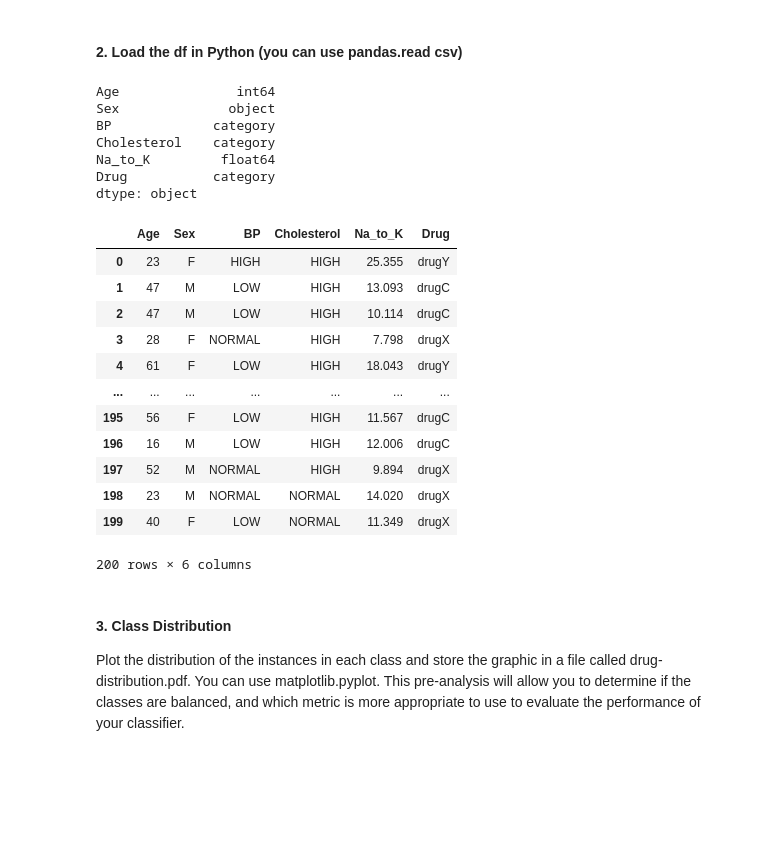
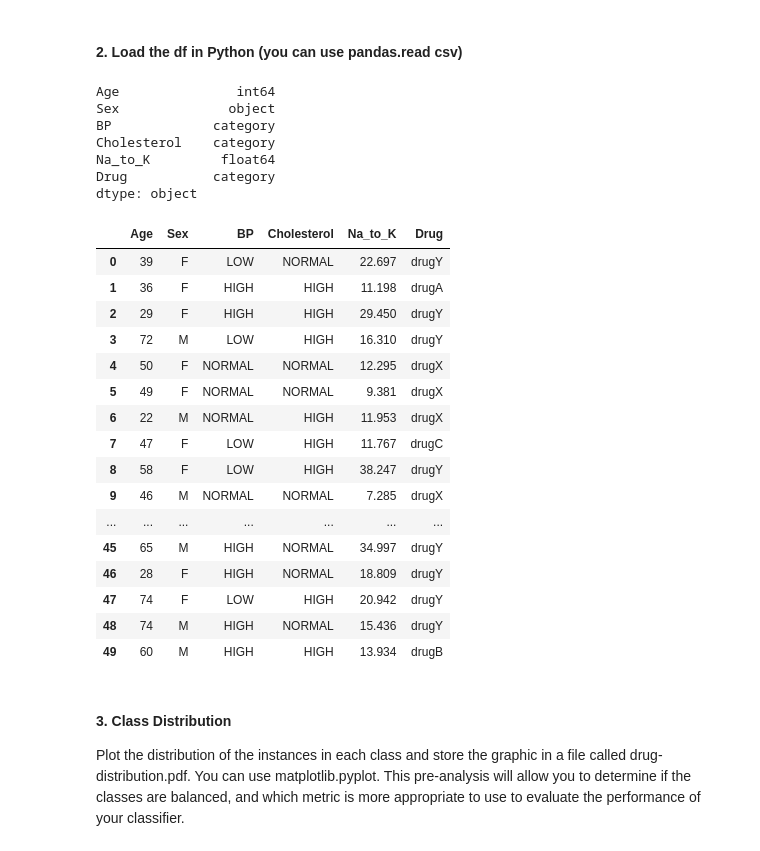
Before and after one commit to a-drew/banan.ai-mp1, a Jupyter notebook: task2.ipynb, the cells around one changed output. Cells and saved outputs as stored; diff of their text form; code cells hidden in the pictures; blank space fills up the shorter version.

```diff
--- a/task2.ipynb
+++ b/task2.ipynb
@@ -19,35 +20,38 @@ t = time()
 # %% [markdown]
 #### 2. Load the df in Python (you can use pandas.read csv)
 # %%
-df = pd.read_csv('data/drug200.csv', dtype={'BP': 'category', 'Cholesterol': 'category', 'Drug': 'category'})
+df = pd.read_csv(f'data/{name}.csv', dtype={'BP': 'category', 'Cholesterol': 'category', 'Drug': 'category'})
 print(df.dtypes)
-
 x = df.loc[:, ['Age', 'Sex', 'BP', 'Cholesterol', 'Na_to_K']]
 y = df['Drug']
 classes = np.unique(y)
 
 df
 # %% [output]
 Age               int64
 Sex              object
 BP             category
 Cholesterol    category
 Na_to_K         float64
 Drug           category
 dtype: object
 |  | Age | Sex | BP | Cholesterol | Na_to_K | Drug |
-| 0 | 23 | F | HIGH | HIGH | 25.355 | drugY |
-| 1 | 47 | M | LOW | HIGH | 13.093 | drugC |
-| 2 | 47 | M | LOW | HIGH | 10.114 | drugC |
-| 3 | 28 | F | NORMAL | HIGH | 7.798 | drugX |
-| 4 | 61 | F | LOW | HIGH | 18.043 | drugY |
+| 0 | 39 | F | LOW | NORMAL | 22.697 | drugY |
+| 1 | 36 | F | HIGH | HIGH | 11.198 | drugA |
+| 2 | 29 | F | HIGH | HIGH | 29.450 | drugY |
+| 3 | 72 | M | LOW | HIGH | 16.310 | drugY |
+| 4 | 50 | F | NORMAL | NORMAL | 12.295 | drugX |
+| 5 | 49 | F | NORMAL | NORMAL | 9.381 | drugX |
+| 6 | 22 | M | NORMAL | HIGH | 11.953 | drugX |
+| 7 | 47 | F | LOW | HIGH | 11.767 | drugC |
+| 8 | 58 | F | LOW | HIGH | 38.247 | drugY |
+| 9 | 46 | M | NORMAL | NORMAL | 7.285 | drugX |
 | ... | ... | ... | ... | ... | ... | ... |
-| 195 | 56 | F | LOW | HIGH | 11.567 | drugC |
-| 196 | 16 | M | LOW | HIGH | 12.006 | drugC |
-| 197 | 52 | M | NORMAL | HIGH | 9.894 | drugX |
-| 198 | 23 | M | NORMAL | NORMAL | 14.020 | drugX |
-| 199 | 40 | F | LOW | NORMAL | 11.349 | drugX |
+| 45 | 65 | M | HIGH | NORMAL | 34.997 | drugY |
+| 46 | 28 | F | HIGH | NORMAL | 18.809 | drugY |
+| 47 | 74 | F | LOW | HIGH | 20.942 | drugY |
+| 48 | 74 | M | HIGH | NORMAL | 15.436 | drugY |
+| 49 | 60 | M | HIGH | HIGH | 13.934 | drugB |
-200 rows × 6 columns
 # %% [markdown]
 #### 3. Class Distribution
 Plot the distribution of the instances in each class and store the graphic in a file called drug-distribution.pdf.
```
Also changed, not shown: parts of 19 cells of this notebook, 1 other file.
